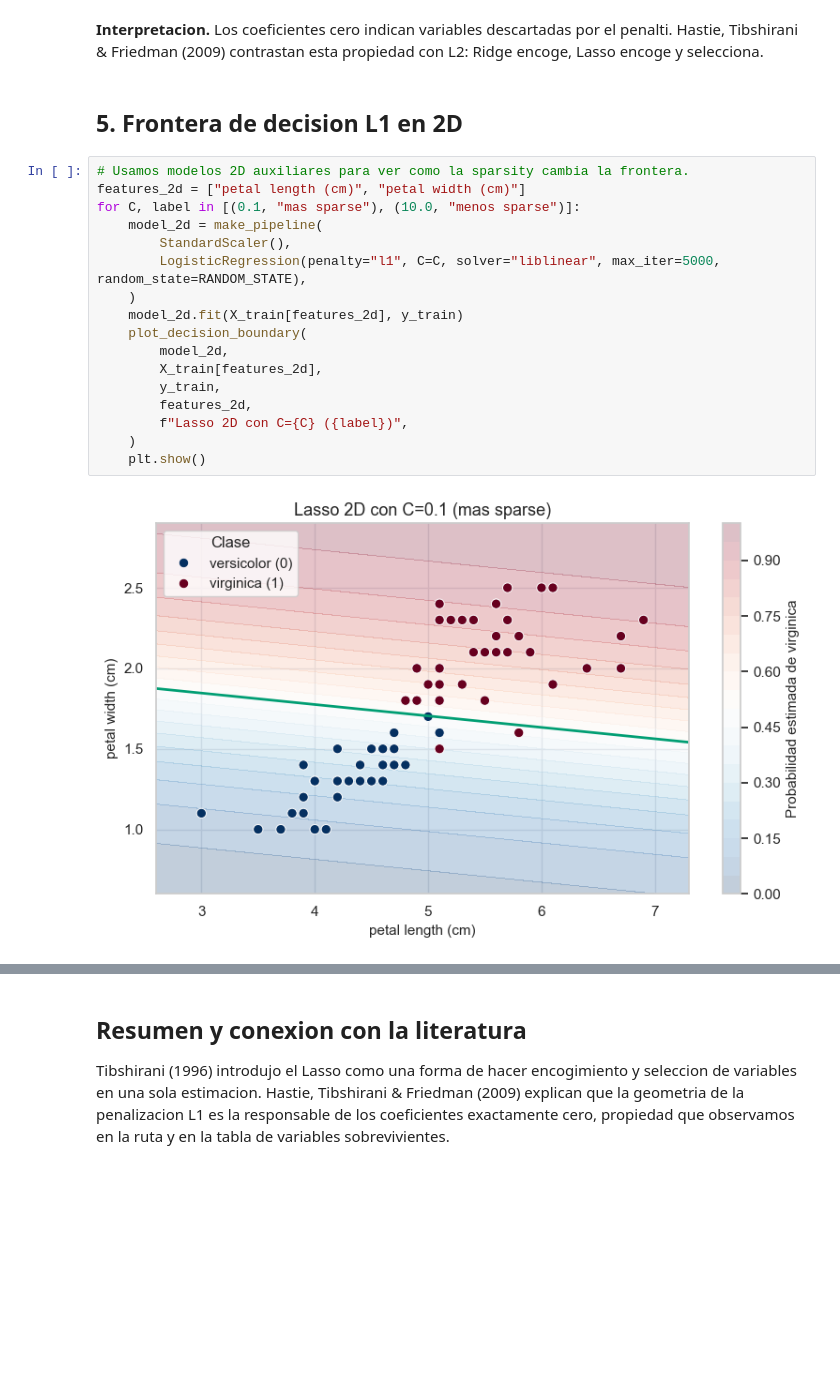
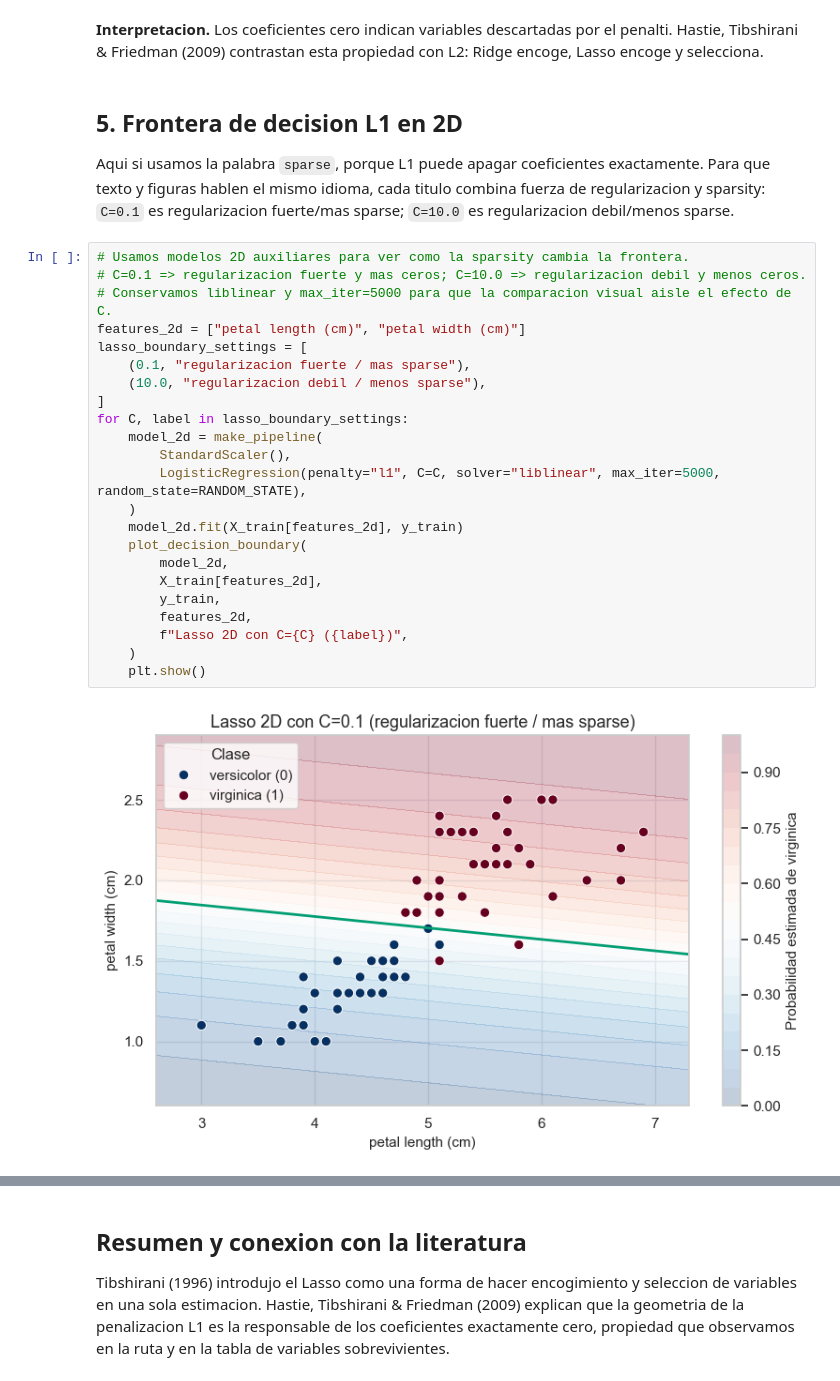
Before and after one commit to GuillermoM97/play_logistic_Regression, a Jupyter notebook: notebooks/05_regularizacion_L1_lasso.ipynb, the cells around one changed output, grey strips where cells are left out. Drawn from its saved outputs; the diff is of its cells as text; blank space fills up the shorter version.

```diff
--- a/notebooks/05_regularizacion_L1_lasso.ipynb
+++ b/notebooks/05_regularizacion_L1_lasso.ipynb
@@ -154,22 +160,30 @@ plt.show()
 **Interpretacion.** Los coeficientes cero indican variables descartadas por el penalti. Hastie, Tibshirani & Friedman (2009) contrastan esta propiedad con L2: Ridge encoge, Lasso encoge y selecciona.
 # %% [markdown]
 ## 5. Frontera de decision L1 en 2D
+
+Aqui si usamos la palabra `sparse`, porque L1 puede apagar coeficientes exactamente. Para que texto y figuras hablen el mismo idioma, cada titulo combina fuerza de regularizacion y sparsity: `C=0.1` es regularizacion fuerte/mas sparse; `C=10.0` es regularizacion debil/menos sparse.
 # %%
 # Usamos modelos 2D auxiliares para ver como la sparsity cambia la frontera.
+# C=0.1 => regularizacion fuerte y mas ceros; C=10.0 => regularizacion debil y menos ceros.
+# Conservamos liblinear y max_iter=5000 para que la comparacion visual aisle el efecto de C.
 features_2d = ["petal length (cm)", "petal width (cm)"]
-for C, label in [(0.1, "mas sparse"), (10.0, "menos sparse")]:
+lasso_boundary_settings = [
+    (0.1, "regularizacion fuerte / mas sparse"),
+    (10.0, "regularizacion debil / menos sparse"),
+]
+for C, label in lasso_boundary_settings:
     model_2d = make_pipeline(
         StandardScaler(),
         LogisticRegression(penalty="l1", C=C, solver="liblinear", max_iter=5000, random_state=RANDOM_STATE),
     )
     model_2d.fit(X_train[features_2d], y_train)
     plot_decision_boundary(
         model_2d,
         X_train[features_2d],
         y_train,
         features_2d,
         f"Lasso 2D con C={C} ({label})",
     )
     plt.show()
 # %% [output]
-[figure, old version]
+[figure, new version]
```
Also changed, not shown: parts of 6 cells of this notebook, 7 other files.
